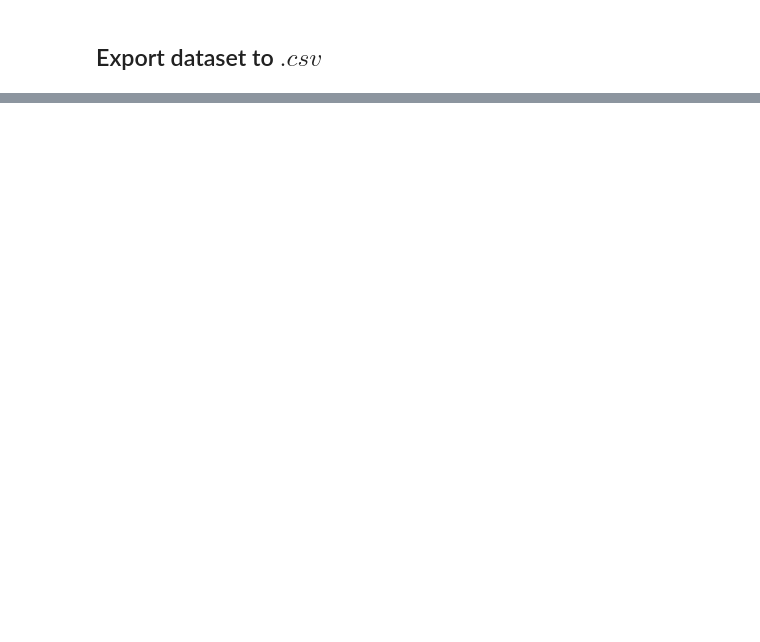
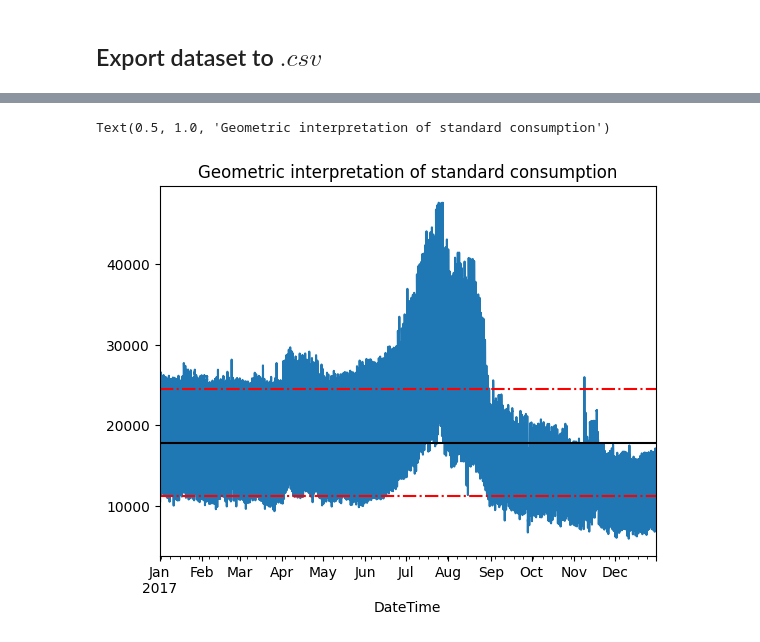
Before and after one commit to wojtas000/Advanced_Machine_Learning, a Jupyter notebook: datasets.ipynb, the cells around one changed output, grey strips where cells are left out. Saved outputs shown, nothing was run; the diff lists cells and outputs as text; code cells hidden in the pictures; blank space fills up the shorter version.

Commit message:
add second data set

```diff
--- a/datasets.ipynb
+++ b/datasets.ipynb
@@ -203,0 +166,9 @@ kidney_disease.to_csv('kidney_disease.csv', index=False)
+# %%
+# read data from csv file
+data2 = pd.read_csv('Tetuan_city_power_cons.csv')
+# %%
+# set index to datetime with localized timezone
+data2 = data2.set_index('DateTime')
+data2.index = pd.to_datetime(data2.index).tz_localize('UTC')
+# %%
+data2.columns = data2.columns.str.replace(' ', '_')
@@ -203,0 +188,10 @@ kidney_disease.to_csv('kidney_disease.csv', index=False)
+# %%
+data2['Zone_3__Power_Consumption'].plot()
+calculated_mean = data2['Zone_3__Power_Consumption'].mean()
+plt.axhline(y=calculated_mean, color='black', linestyle='-')
+plt.axhline(y=calculated_mean + data2['Zone_3__Power_Consumption'].std(), color='red', linestyle='-.')
+plt.axhline(y=calculated_mean - data2['Zone_3__Power_Consumption'].std(), color='red', linestyle='-.')
+plt.title('Geometric interpretation of standard consumption')
+# %% [output]
+Text(0.5, 1.0, 'Geometric interpretation of standard consumption')
+[figure, added]
```
Also changed, not shown: parts of 14 cells of this notebook, 2 other files.
